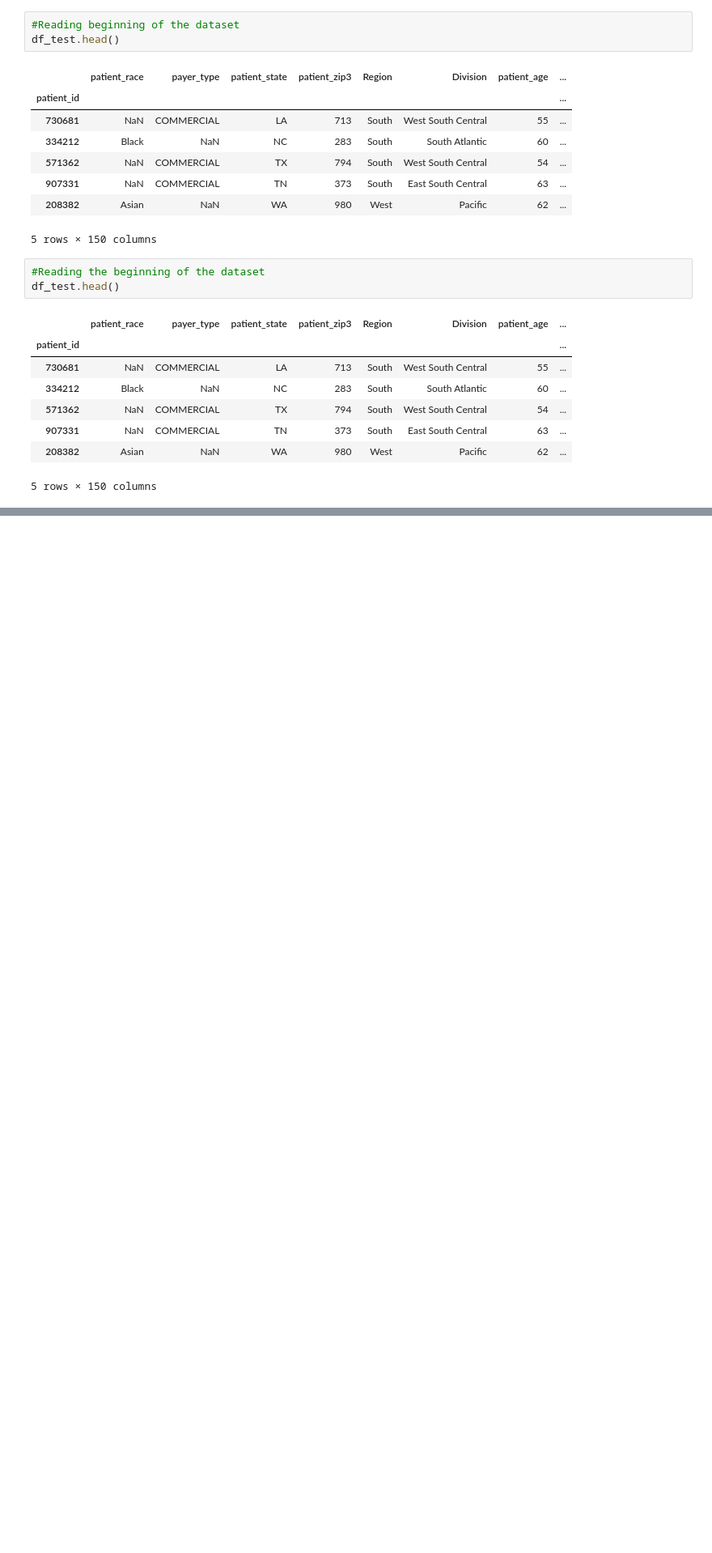
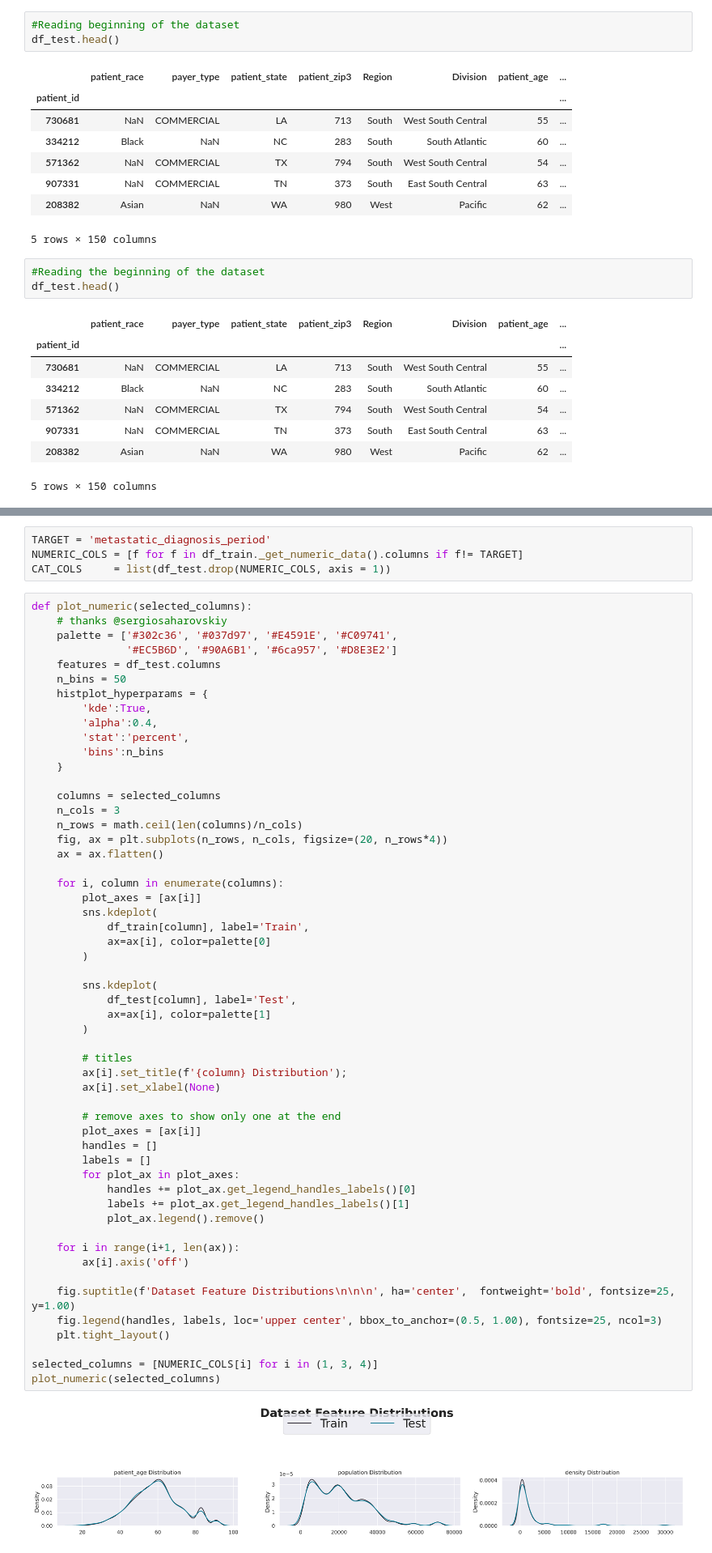
Before and after one commit to Mal-Shan/WiDS-datathons, a Jupyter notebook: 2024 Competition.ipynb, the cells around one changed output, grey strips where cells are left out. Shown at 81% size. Cells and saved outputs as stored; diff of their text form; blank space fills up the shorter version.

```diff
--- a/2024 Competition.ipynb
+++ b/2024 Competition.ipynb
@@ -93,0 +136,60 @@ df_test.head()
+# %%
+TARGET = 'metastatic_diagnosis_period'
+NUMERIC_COLS = [f for f in df_train._get_numeric_data().columns if f!= TARGET]
+CAT_COLS     = list(df_test.drop(NUMERIC_COLS, axis = 1))
+# %%
+def plot_numeric(selected_columns):
+    # thanks @sergiosaharovskiy
+    palette = ['#302c36', '#037d97', '#E4591E', '#C09741',
+               '#EC5B6D', '#90A6B1', '#6ca957', '#D8E3E2']
+    features = df_test.columns
+    n_bins = 50
+    histplot_hyperparams = {
+        'kde':True,
+        'alpha':0.4,
+        'stat':'percent',
+        'bins':n_bins
+    }
+
+    columns = selected_columns
+    n_cols = 3
+    n_rows = math.ceil(len(columns)/n_cols)
+    fig, ax = plt.subplots(n_rows, n_cols, figsize=(20, n_rows*4))
+    ax = ax.flatten()
+
+    for i, column in enumerate(columns):
+        plot_axes = [ax[i]]
+        sns.kdeplot(
+            df_train[column], label='Train',
+            ax=ax[i], color=palette[0]
+        )
+
+        sns.kdeplot(
+            df_test[column], label='Test',
+            ax=ax[i], color=palette[1]
+        )
+
+        # titles
+        ax[i].set_title(f'{column} Distribution');
+        ax[i].set_xlabel(None)
+
+        # remove axes to show only one at the end
+        plot_axes = [ax[i]]
+        handles = []
+        labels = []
+        for plot_ax in plot_axes:
+            handles += plot_ax.get_legend_handles_labels()[0]
+            labels += plot_ax.get_legend_handles_labels()[1]
+            plot_ax.legend().remove()
+
+    for i in range(i+1, len(ax)):
+        ax[i].axis('off')
+
+    fig.suptitle(f'Dataset Feature Distributions\n\n\n', ha='center',  fontweight='bold', fontsize=25, y=1.00)
+    fig.legend(handles, labels, loc='upper center', bbox_to_anchor=(0.5, 1.00), fontsize=25, ncol=3)
+    plt.tight_layout()
+
+selected_columns = [NUMERIC_COLS[i] for i in (1, 3, 4)]
+plot_numeric(selected_columns)
+# %% [output]
+[figure, added]
```
Also changed, not shown: parts of 34 cells of this notebook, 5 other files.
